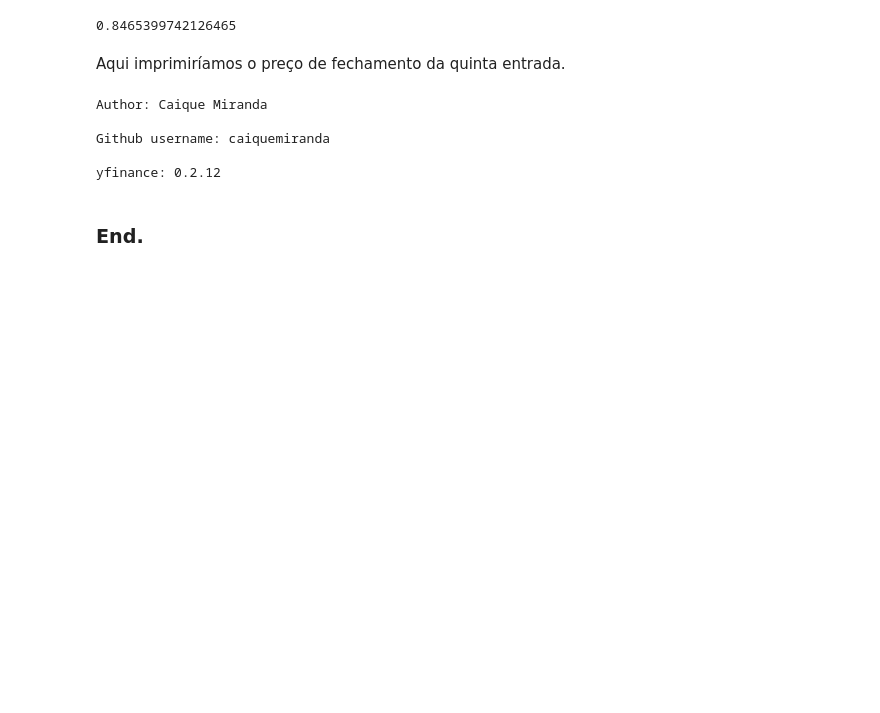
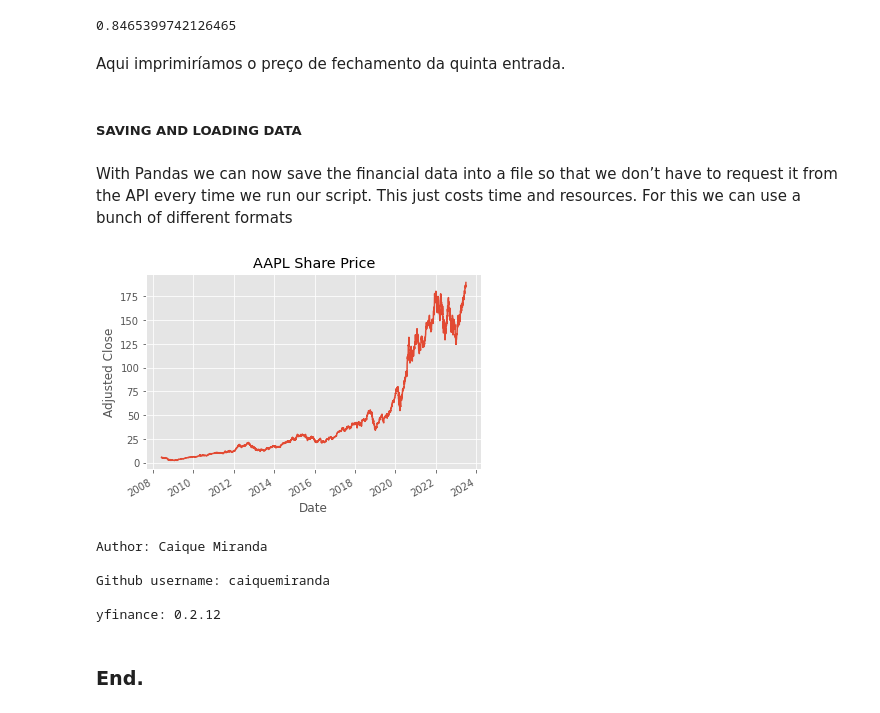
Before and after one commit to caiquemiranda/github-python-finance-III, a Jupyter notebook: type copy.ipynb, the cells around one changed output. Cells and saved outputs as stored; diff of their text form; code cells hidden in the pictures; blank space fills up the shorter version.

```diff
--- a/type copy.ipynb
+++ b/type copy.ipynb
@@ -168,3 +168,9 @@ print(df['Close'][5])
 0.8465399742126465
 # %% [markdown]
 Aqui imprimiríamos o preço de fechamento da quinta entrada.
+# %% [markdown]
+##### SAVING AND LOADING DATA
+# %% [markdown]
+With Pandas we can now save the financial data into a file so that we don’t
+have to request it from the API every time we run our script. This just costs
+time and resources. For this we can use a bunch of different formats
@@ -170,0 +179,13 @@ Aqui imprimiríamos o preço de fechamento da quinta entrada.
+# %%
+from matplotlib import style
+
+
+style.use('ggplot')
+
+plt.ylabel('Adjusted Close')
+plt.title('AAPL Share Price')
+
+df['Adj Close'].plot()
+plt.show()
+# %% [output]
+[figure, added]
```
Also changed, not shown: parts of 2 cells of this notebook.
